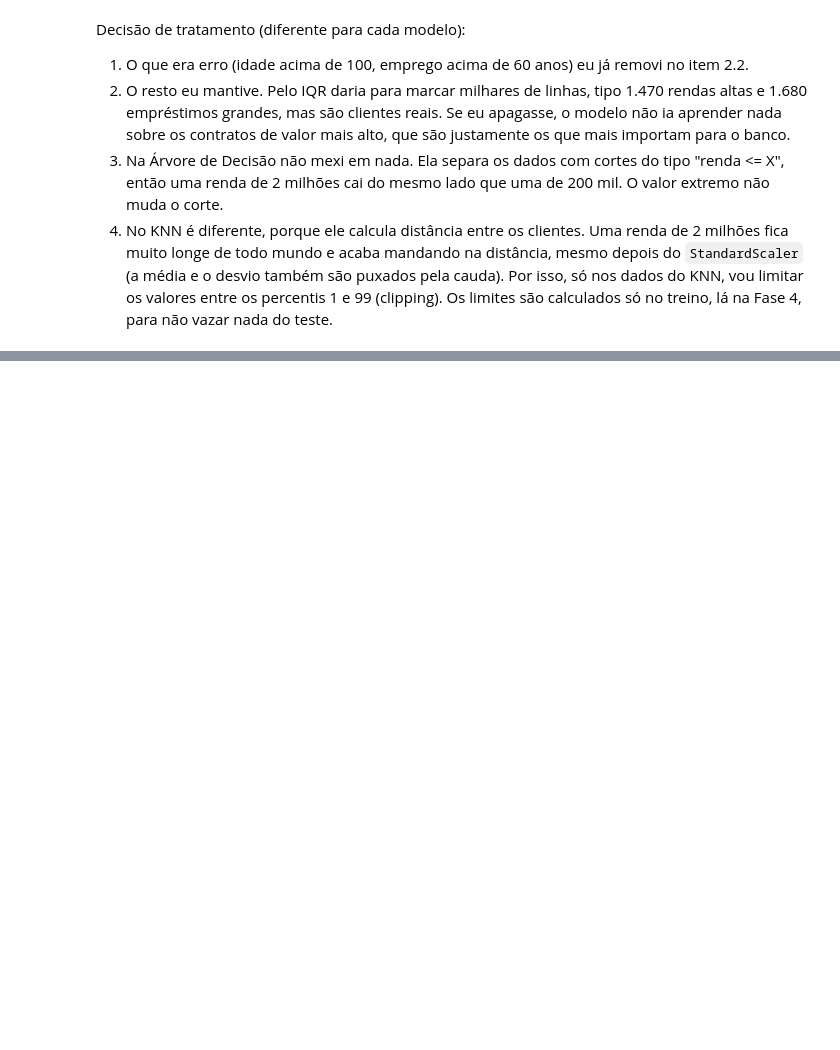
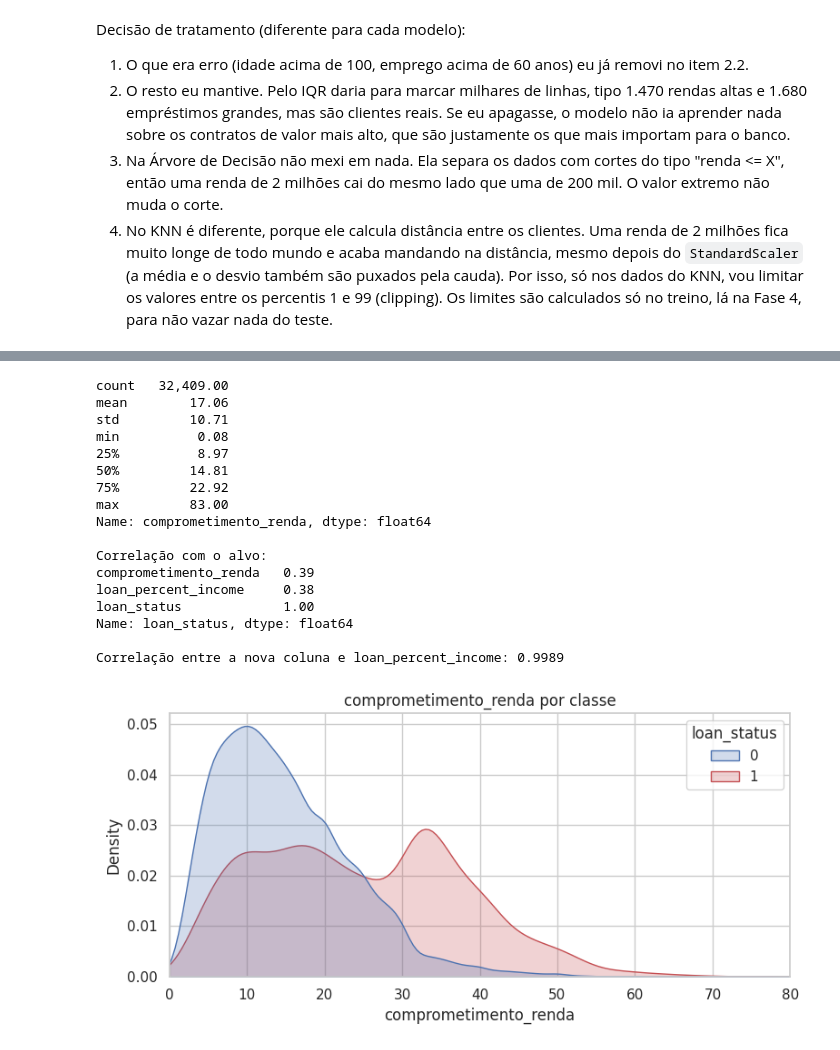
Before and after one commit to PaulaKinder/Machine-Learning-e-Visao-Computacional-T3-Projeto-Avaliativo-Modulo-1-, a Jupyter notebook: risco_credito.ipynb, the cells around one changed output, grey strips where cells are left out. Saved outputs shown, nothing was run; the diff lists cells and outputs as text; code cells hidden in the pictures; blank space fills up the shorter version.

Commit message:
feat: cria coluna comprometimento_renda e remove loan_percent_income redundante

```diff
--- a/risco_credito.ipynb
+++ b/risco_credito.ipynb
@@ -345,0 +354,9 @@ Decisão de tratamento (diferente para cada modelo):
+# %%
+# confiro antes de dividir: sem nulos e sem renda zero
+assert df[["loan_amnt", "person_income"]].isna().sum().sum() == 0, "Há nulos nas colunas de origem"
+assert (df["person_income"] > 0).all(), "Há renda zero/negativa -> divisão inválida"
+
+df["comprometimento_renda"] = (df["loan_amnt"] / df["person_income"]) * 100
+
+assert np.isfinite(df["comprometimento_renda"]).all()
+df[["loan_amnt", "person_income", "comprometimento_renda", "loan_percent_income"]].head()
@@ -345,0 +370,31 @@ Decisão de tratamento (diferente para cada modelo):
+# %%
+print(df["comprometimento_renda"].describe(), "\n")
+print("Correlação com o alvo:")
+print(df[["comprometimento_renda", "loan_percent_income", "loan_status"]].corr()["loan_status"].round(3))
+print("\nCorrelação entre a nova coluna e loan_percent_income:",
+      round(df["comprometimento_renda"].corr(df["loan_percent_income"]), 4))
+
+fig, ax = plt.subplots(figsize=(8, 4))
+sns.kdeplot(data=df, x="comprometimento_renda", hue="loan_status", common_norm=False, fill=True, ax=ax,
+            palette={0: "#4C72B0", 1: "#C44E52"})
+ax.set_xlim(0, 80); ax.set_title("comprometimento_renda por classe")
+plt.tight_layout(); plt.savefig(f"{FIG_DIR}/06_comprometimento_renda.png", dpi=110); plt.show()
+# %% [output]
+count   32,409.00
+mean        17.06
+std         10.71
+min          0.08
+25%          8.97
+50%         14.81
+75%         22.92
+max         83.00
+Name: comprometimento_renda, dtype: float64
+
+Correlação com o alvo:
+comprometimento_renda   0.39
+loan_percent_income     0.38
+loan_status             1.00
+Name: loan_status, dtype: float64
+
+Correlação entre a nova coluna e loan_percent_income: 0.9989
+[figure, added]
```
Also changed, not shown: parts of 4 cells of this notebook, 1 other file.
